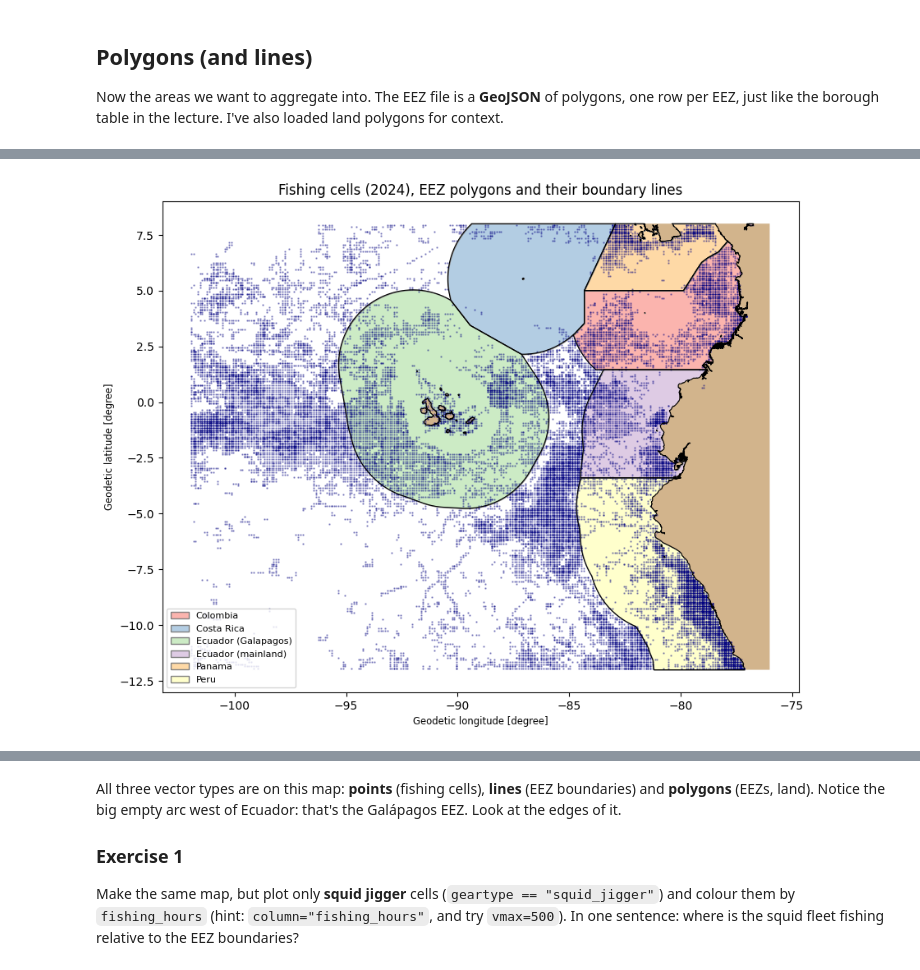
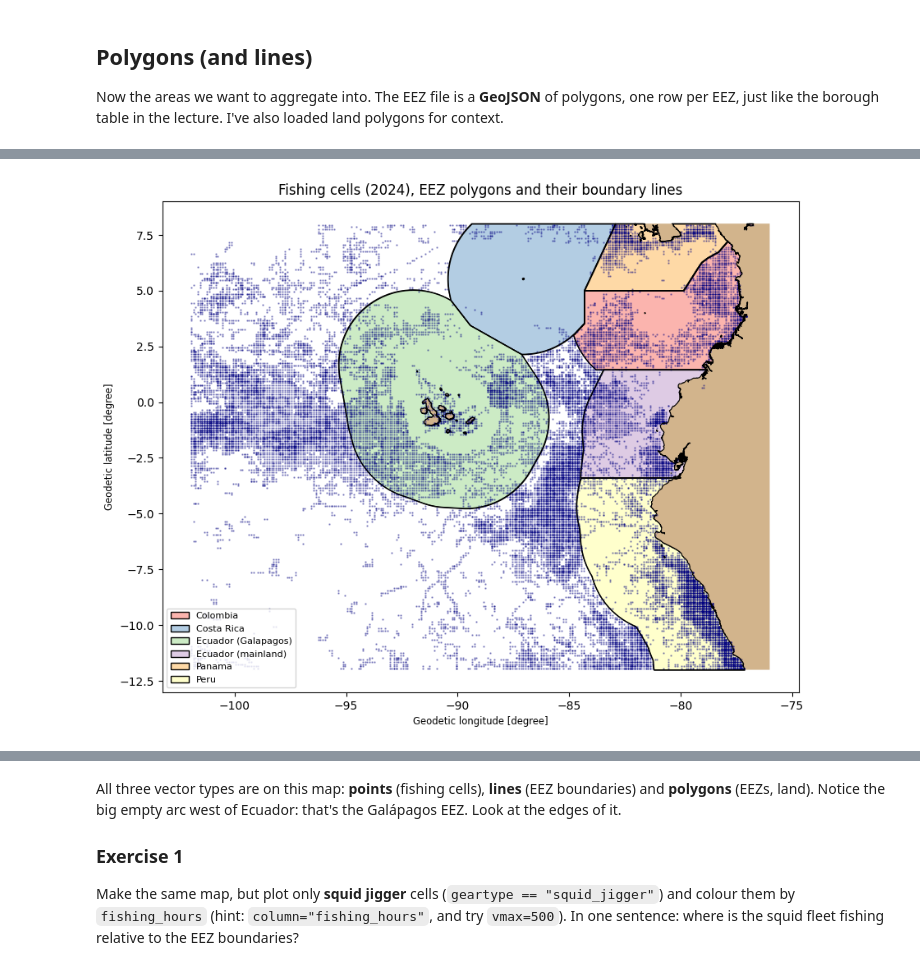
Before and after one commit to ellaxcode/QM2, a Jupyter notebook: notebooks/w03_spatial_data.ipynb, the cells around one changed output, grey strips where cells are left out. Drawn from its saved outputs; the diff is of its cells as text; code cells hidden in the pictures.

```diff
--- a/notebooks/w03_spatial_data.ipynb
+++ b/notebooks/w03_spatial_data.ipynb
@@ -128,11 +134,11 @@ eez
 # %%
 fig, ax = plt.subplots(figsize=(10, 8))
-eez.plot(ax=ax, column="eez", cmap="Pastel1", edgecolor="grey", legend=True,
+eez.plot(ax=ax, column="eez", cmap="Pastel1", edgecolor="black", legend=True,
          legend_kwds={"loc": "lower left", "fontsize": 8})
 eez.boundary.plot(ax=ax, color="black", linewidth=0.8)      # .boundary turns polygons into LINES
 land.plot(ax=ax, color="tan")
 cells.plot(ax=ax, markersize=0.5, color="navy", alpha=0.4)  # points
 ax.set_title("Fishing cells (2024), EEZ polygons and their boundary lines")
 plt.show()
 # %% [output]
-[figure, old version]
+[figure, new version]
```
Also changed, not shown: parts of 11 cells of this notebook.
